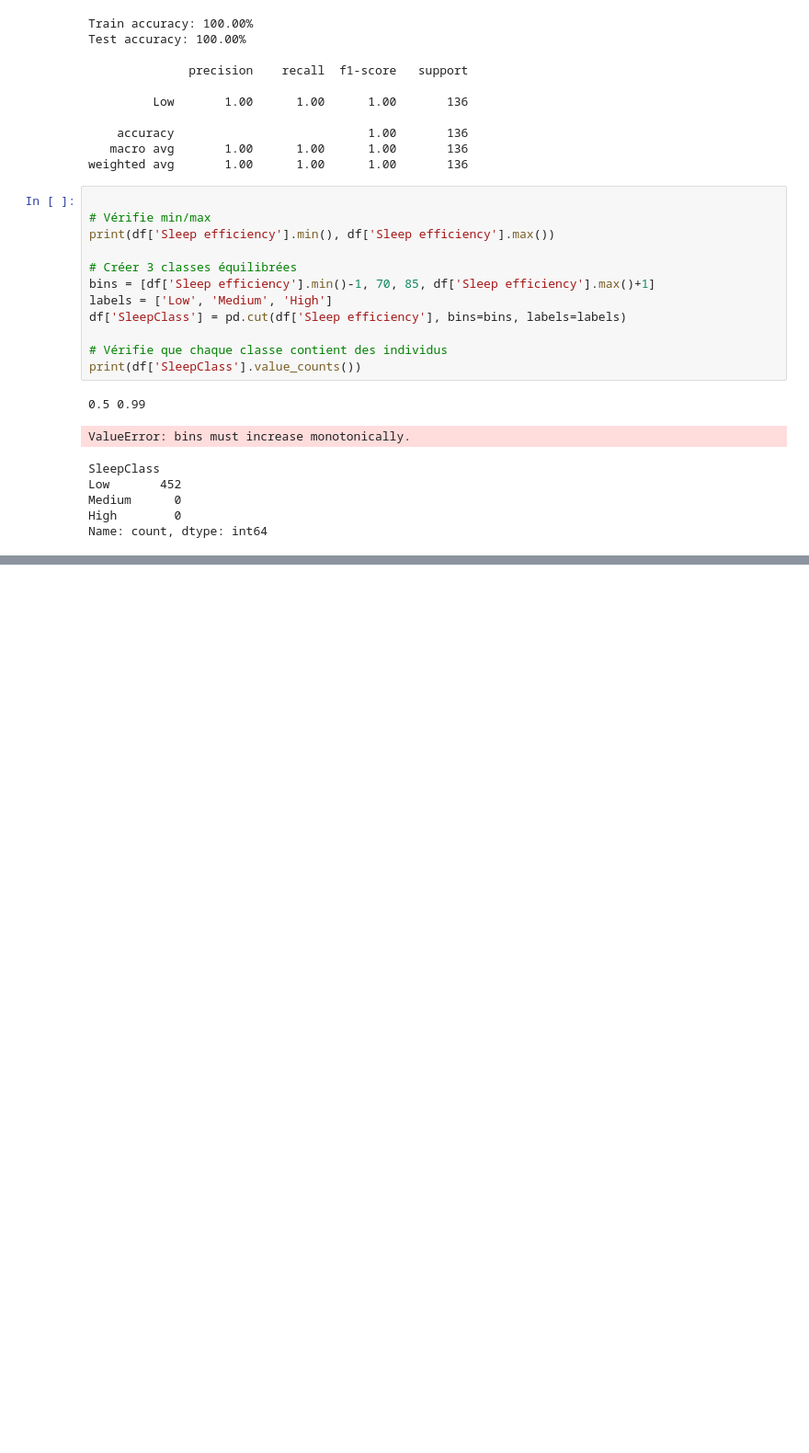
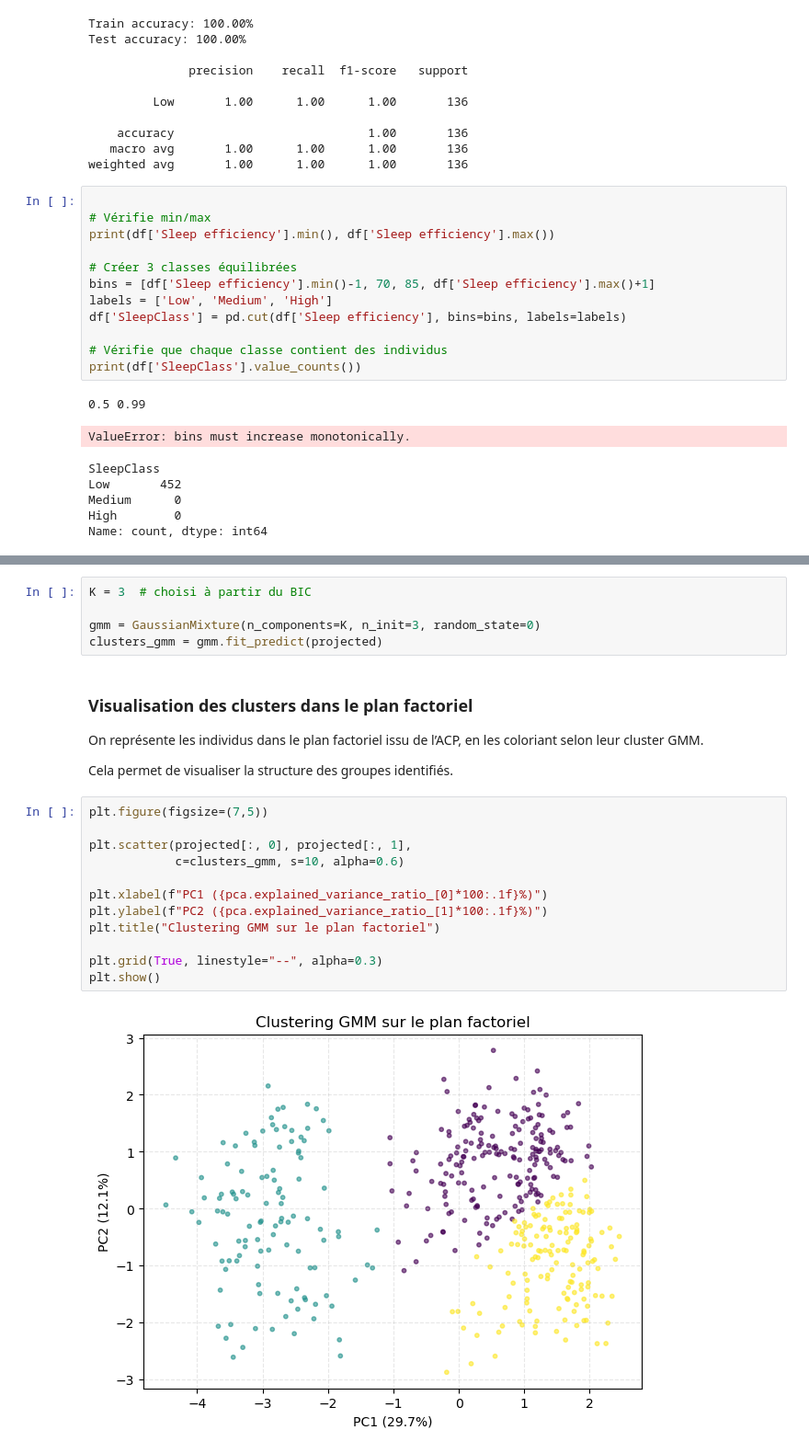
Before and after one commit to AhmedBousbih/Projet-analyse-de-donn-es, a Jupyter notebook: Projet_Analyse_de_données.ipynb, the cells around one changed output, grey strips where cells are left out. Shown at 92% size. Drawn from its saved outputs; the diff is of its cells as text; blank space fills up the shorter version.

```diff
--- a/Projet_Analyse_de_données.ipynb
+++ b/Projet_Analyse_de_données.ipynb
@@ -552,0 +605,25 @@ Name: count, dtype: int64
+# %%
+K = 3  # choisi à partir du BIC
+
+gmm = GaussianMixture(n_components=K, n_init=3, random_state=0)
+clusters_gmm = gmm.fit_predict(projected)
+# %% [markdown]
+### Visualisation des clusters dans le plan factoriel
+
+On représente les individus dans le plan factoriel issu de l’ACP, en les coloriant selon leur cluster GMM.
+
+Cela permet de visualiser la structure des groupes identifiés.
+# %%
+plt.figure(figsize=(7,5))
+
+plt.scatter(projected[:, 0], projected[:, 1],
+            c=clusters_gmm, s=10, alpha=0.6)
+
+plt.xlabel(f"PC1 ({pca.explained_variance_ratio_[0]*100:.1f}%)")
+plt.ylabel(f"PC2 ({pca.explained_variance_ratio_[1]*100:.1f}%)")
+plt.title("Clustering GMM sur le plan factoriel")
+
+plt.grid(True, linestyle="--", alpha=0.3)
+plt.show()
+# %% [output]
+[figure, added]
```
Also changed, not shown: parts of 11 cells of this notebook.
